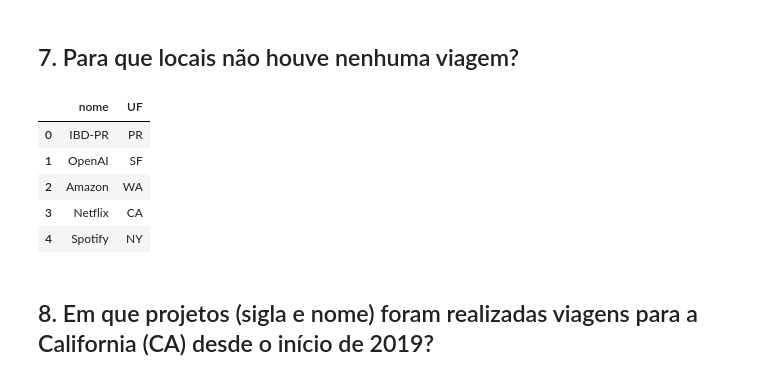
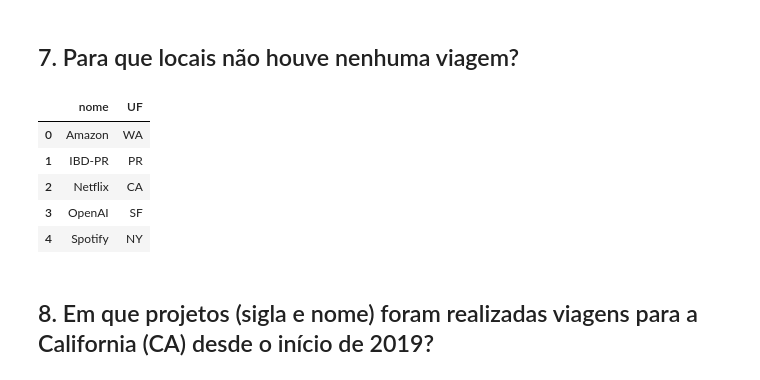
Before and after one commit to Lara-Amelia/IBD-2025-1, a Jupyter notebook: sql-exercicio.ipynb, the cells around one changed output. Cells and saved outputs as stored; diff of their text form; code cells hidden in the pictures.

```diff
--- a/sql-exercicio.ipynb
+++ b/sql-exercicio.ipynb
@@ -225,21 +225,21 @@ df
 ## 7. Para que locais não houve nenhuma viagem?
 # %%
 query= """
-SELECT L.nomeLoc as nome, L.UFLoc as UF
+SELECT DISTINCT L.nomeLoc as nome, L.UFLoc as UF
 FROM Local as L
     LEFT JOIN Viagem as V
     ON L.nomeLoc = V.Destino
 WHERE
     V.CPF IS NULL
 """
 df = pd.read_sql_query(query, conn)
 df
 # %% [output]
 |  | nome | UF |
-| 0 | IBD-PR | PR |
-| 1 | OpenAI | SF |
-| 2 | Amazon | WA |
-| 3 | Netflix | CA |
+| 0 | Amazon | WA |
+| 1 | IBD-PR | PR |
+| 2 | Netflix | CA |
+| 3 | OpenAI | SF |
 | 4 | Spotify | NY |
 # %% [markdown]
 ## 8. Em que projetos (sigla e nome) foram realizadas viagens para a California (CA) desde o início de 2019?
```
Also changed, not shown: parts of 2 cells of this notebook, 1 other file.
